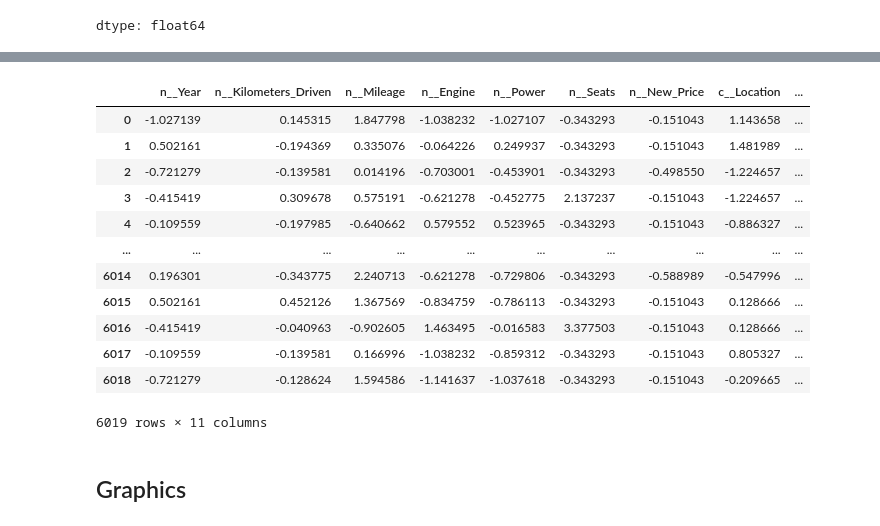
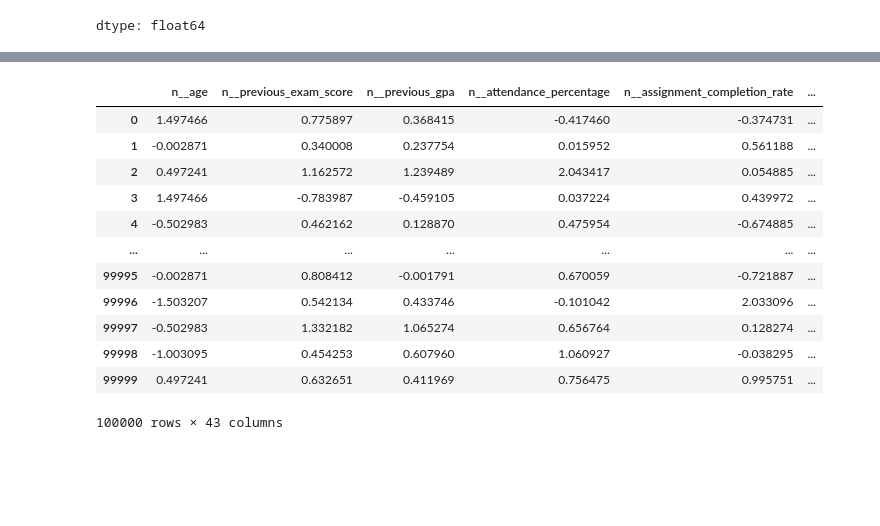
Before and after one commit to fernandyan/MyGoogleColab, a Jupyter notebook: fernand_flask2.ipynb, the cells around one changed output, grey strips where cells are left out. Drawn from its saved outputs; the diff is of its cells as text; code cells hidden in the pictures; blank space fills up the shorter version.

Commit message:
Criado usando o Colab exam01

```diff
--- a/fernand_flask2.ipynb
+++ b/fernand_flask2.ipynb
@@ -443,3 +321,3 @@ memory usage: 658.5+ KB
 # %%
-X = df.drop(columns=['Unnamed: 0','Price','Name'])
-y = df['Price']
+X = df.drop(columns=['student_id'])
+y = df['performance_level']
@@ -449,13 +331,13 @@ cat_cols = X.select_dtypes(include="object").columns
 # %%
-# 1. Define the transformers for each type of column
-number_transformer = Pipeline(steps=[
+num_transformer = Pipeline(steps=[
     ('imputer', SimpleImputer(strategy='median')),
     ('scaler', StandardScaler())
+    # ('scaler', MinMaxScaler())
+    # ('scaler', Normalizer())
 ])
 # %%
-# 1. Define the transformers for each type of column
-category_transformer = Pipeline(steps=[
+cat_transformer = Pipeline(steps=[
     ('imputer', SimpleImputer(strategy='most_frequent')),
-    ('encoder', OrdinalEncoder(handle_unknown='use_encoded_value', unknown_value=-1)),
+    ('encoder', OrdinalEncoder(handle_unknown='error')),
     ('scaler', StandardScaler())
 ])
@@ -498,0 +344,8 @@ Pipeline(steps=[('preprocessor',
+# %%
+CT_preprocessor = ColumnTransformer(
+    transformers=[
+        ('n', num_transformer, num_cols),
+        ('c', cat_transformer, cat_cols)
+    ],
+    remainder='passthrough'
+)
@@ -519,19 +376,17 @@ ColumnTransformer(remainder='passthrough',
 # %%
-df_pre = CT_preprocessor.fit_transform(X)
-df_pre
+X_pre = CT_preprocessor.fit_transform(X)
+X_pre
 # %% [output]
-|  | n__Year | n__Kilometers_Driven | n__Mileage | n__Engine | n__Power | n__Seats | n__New_Price | c__Location | ... |
-| 0 | -1.027139 | 0.145315 | 1.847798 | -1.038232 | -1.027107 | -0.343293 | -0.151043 | 1.143658 | ... |
-| 1 | 0.502161 | -0.194369 | 0.335076 | -0.064226 | 0.249937 | -0.343293 | -0.151043 | 1.481989 | ... |
-| 2 | -0.721279 | -0.139581 | 0.014196 | -0.703001 | -0.453901 | -0.343293 | -0.498550 | -1.224657 | ... |
-| 3 | -0.415419 | 0.309678 | 0.575191 | -0.621278 | -0.452775 | 2.137237 | -0.151043 | -1.224657 | ... |
-| 4 | -0.109559 | -0.197985 | -0.640662 | 0.579552 | 0.523965 | -0.343293 | -0.151043 | -0.886327 | ... |
-| ... | ... | ... | ... | ... | ... | ... | ... | ... | ... |
-| 6014 | 0.196301 | -0.343775 | 2.240713 | -0.621278 | -0.729806 | -0.343293 | -0.588989 | -0.547996 | ... |
-| 6015 | 0.502161 | 0.452126 | 1.367569 | -0.834759 | -0.786113 | -0.343293 | -0.151043 | 0.128666 | ... |
-| 6016 | -0.415419 | -0.040963 | -0.902605 | 1.463495 | -0.016583 | 3.377503 | -0.151043 | 0.128666 | ... |
-| 6017 | -0.109559 | -0.139581 | 0.166996 | -1.038232 | -0.859312 | -0.343293 | -0.151043 | 0.805327 | ... |
-| 6018 | -0.721279 | -0.128624 | 1.594586 | -1.141637 | -1.037618 | -0.343293 | -0.151043 | -0.209665 | ... |
+|  | n__age | n__previous_exam_score | n__previous_gpa | n__attendance_percentage | n__assignment_completion_rate | ... |
+| 0 | 1.497466 | 0.775897 | 0.368415 | -0.417460 | -0.374731 | ... |
+| 1 | -0.002871 | 0.340008 | 0.237754 | 0.015952 | 0.561188 | ... |
+| 2 | 0.497241 | 1.162572 | 1.239489 | 2.043417 | 0.054885 | ... |
+| 3 | 1.497466 | -0.783987 | -0.459105 | 0.037224 | 0.439972 | ... |
+| 4 | -0.502983 | 0.462162 | 0.128870 | 0.475954 | -0.674885 | ... |
+| ... | ... | ... | ... | ... | ... | ... |
+| 99995 | -0.002871 | 0.808412 | -0.001791 | 0.670059 | -0.721887 | ... |
+| 99996 | -1.503207 | 0.542134 | 0.433746 | -0.101042 | 2.033096 | ... |
+| 99997 | -0.502983 | 1.332182 | 1.065274 | 0.656764 | 0.128274 | ... |
+| 99998 | -1.003095 | 0.454253 | 0.607960 | 1.060927 | -0.038295 | ... |
+| 99999 | 0.497241 | 0.632651 | 0.411969 | 0.756475 | 0.995751 | ... |
-6019 rows × 11 columns
+100000 rows × 43 columns
-# %% [markdown]
-## Graphics
```
Also changed, not shown: parts of 33 cells of this notebook.
